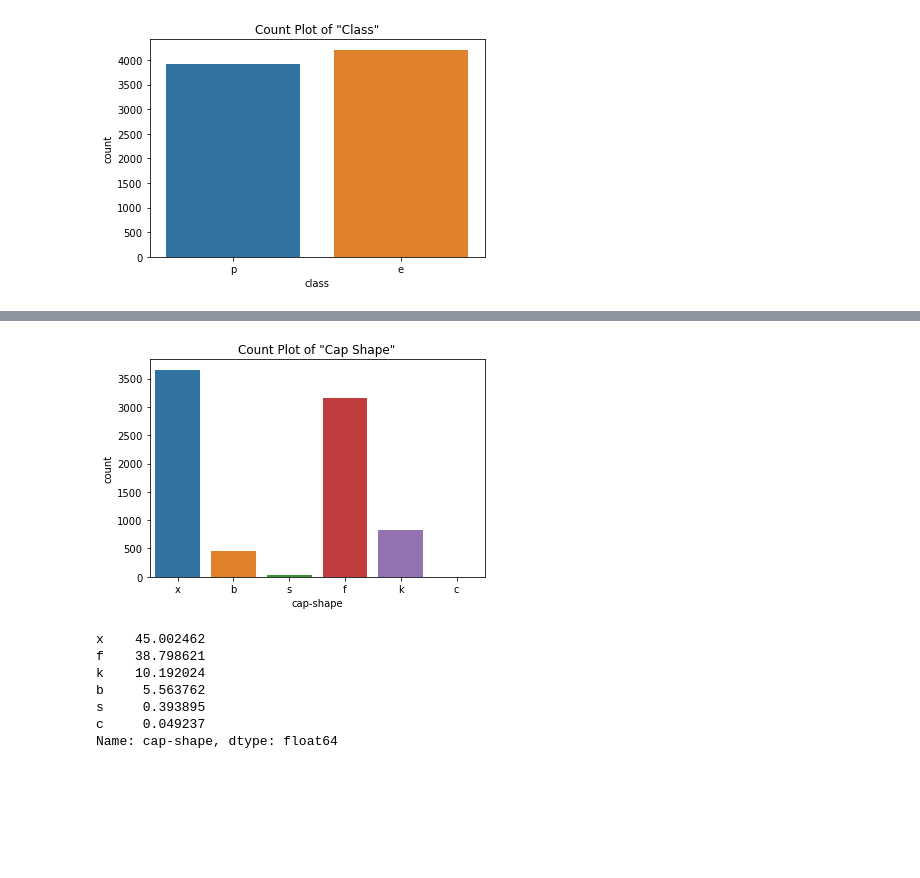
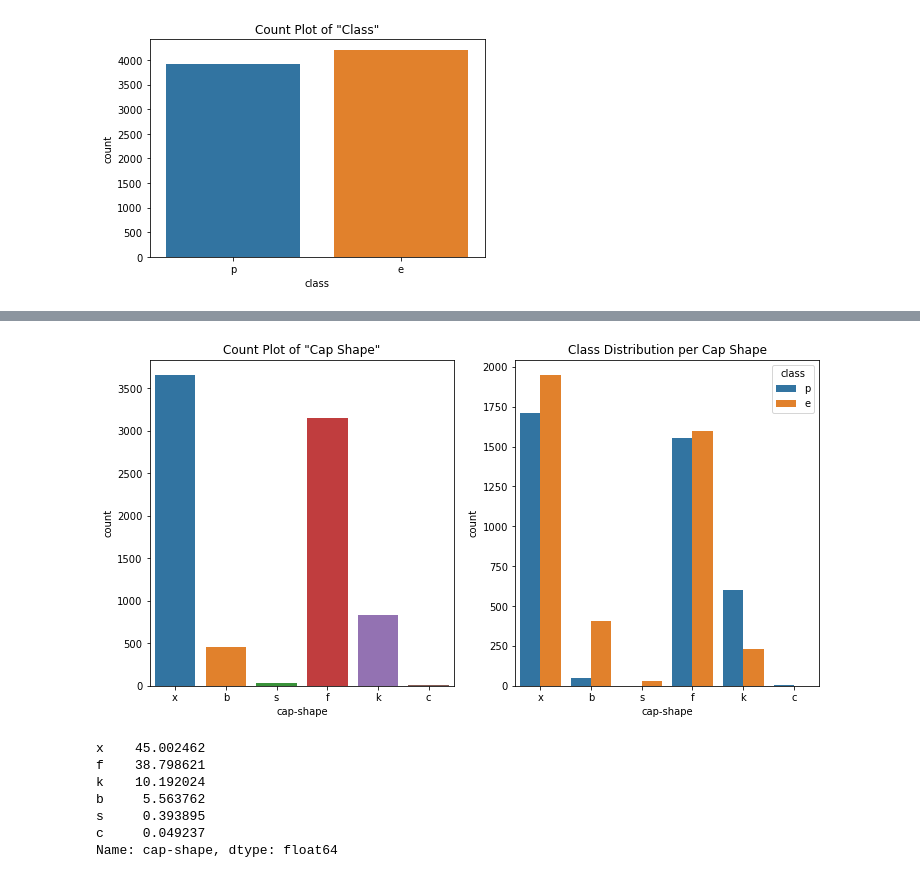
Before and after one commit to AvinashBisram/Machine-Learning, a Jupyter notebook: Classification/Classification Comparison.ipynb, the cells around one changed output, grey strips where cells are left out. Saved outputs shown, nothing was run; the diff lists cells and outputs as text; code cells hidden in the pictures; blank space fills up the shorter version.

```diff
--- a/Classification/Classification Comparison.ipynb
+++ b/Classification/Classification Comparison.ipynb
@@ -237,16 +242,30 @@ plt.show()
 # %%
 # 'Cap Shape'
 
+plt.figure(figsize=(12,6))
+
+plt.subplot(1,2,1)
 sns.countplot(x=rawData['cap-shape'])
 plt.title('Count Plot of "Cap Shape"')
-plt.show()
 
 # This feature is quite unbalanced. The dataset is dominated by cap shapes of x and f (convex and flat respectively)
 # but has very few records with values of s or c (conical and sunken respectively).
 
 # Perhaps even our best model won't do a great job at properly classifying mushrooms with those sparse cap shape values.
+
+plt.subplot(1,2,2)
+sns.countplot(data=rawData, x='cap-shape', hue='class')
+plt.title("Class Distribution per Cap Shape")
+plt.legend(title='class', loc=('upper right'), bbox_to_anchor=(1,1))
+
+plt.show()
+
+'''
+Note: produce a table that shows the percentage of each cap shape as a percentage of the whole AND the breakdown of class
+within each cap shape value.
+'''
 # %% [output]
-[figure, old version]
+[figure, new version]
 # %%
 # Let's take a quick look at the value counts for Cap Shape
 
```
Also changed, not shown: parts of 3 cells of this notebook.
